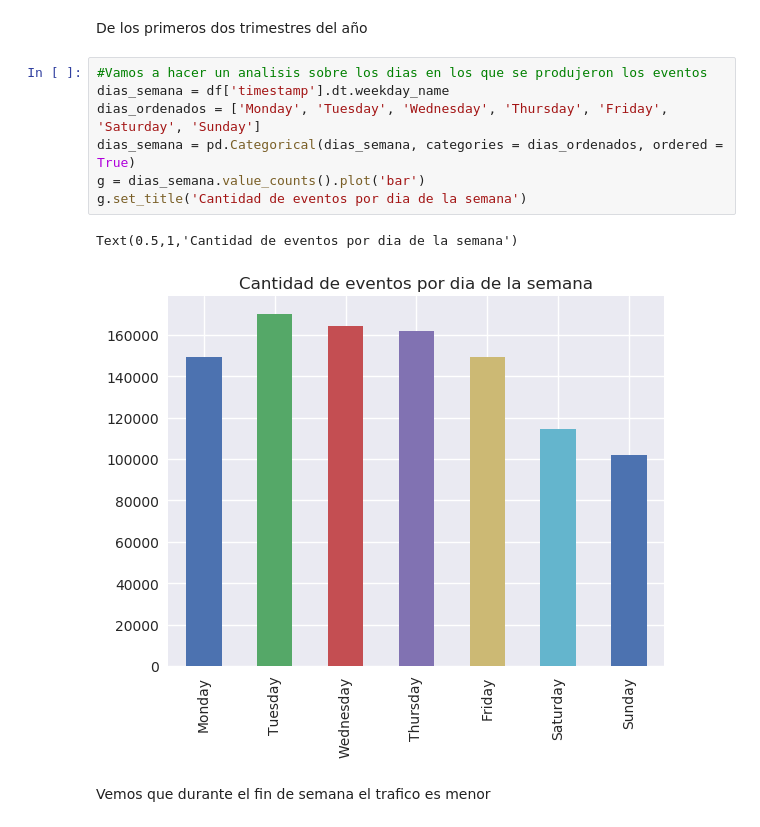
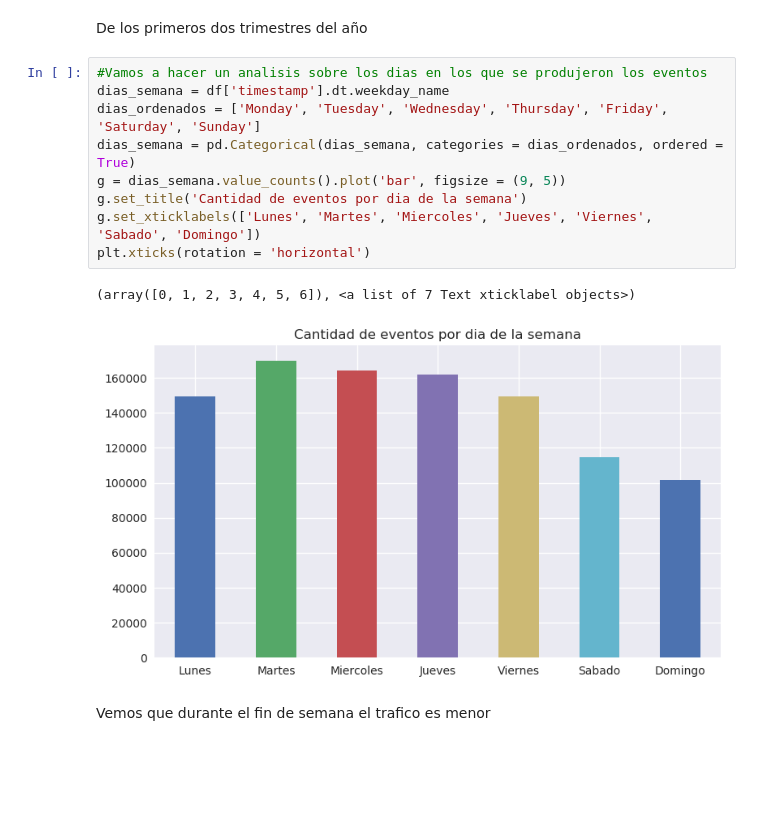
Before and after one commit to AlejandroKler/Datos-TP1, a Jupyter notebook: Analisis trafico y captacion de usuarios.ipynb, the cells around one changed output. Cells and saved outputs as stored; diff of their text form; blank space fills up the shorter version.

```diff
--- a/Analisis trafico y captacion de usuarios.ipynb
+++ b/Analisis trafico y captacion de usuarios.ipynb
@@ -121,13 +121,15 @@ De los primeros dos trimestres del año
 # %%
 #Vamos a hacer un analisis sobre los dias en los que se produjeron los eventos
 dias_semana = df['timestamp'].dt.weekday_name
 dias_ordenados = ['Monday', 'Tuesday', 'Wednesday', 'Thursday', 'Friday', 'Saturday', 'Sunday']
 dias_semana = pd.Categorical(dias_semana, categories = dias_ordenados, ordered = True)
-g = dias_semana.value_counts().plot('bar')
+g = dias_semana.value_counts().plot('bar', figsize = (9, 5))
 g.set_title('Cantidad de eventos por dia de la semana')
+g.set_xticklabels(['Lunes', 'Martes', 'Miercoles', 'Jueves', 'Viernes', 'Sabado', 'Domingo'])
+plt.xticks(rotation = 'horizontal')
 # %% [output]
-Text(0.5,1,'Cantidad de eventos por dia de la semana')
+(array([0, 1, 2, 3, 4, 5, 6]), <a list of 7 Text xticklabel objects>)
-[figure, old version]
+[figure, new version]
 # %% [markdown]
 Vemos que durante el fin de semana el trafico es menor
 # %%
```
Also changed, not shown: parts of 8 cells of this notebook, 3 other files.
